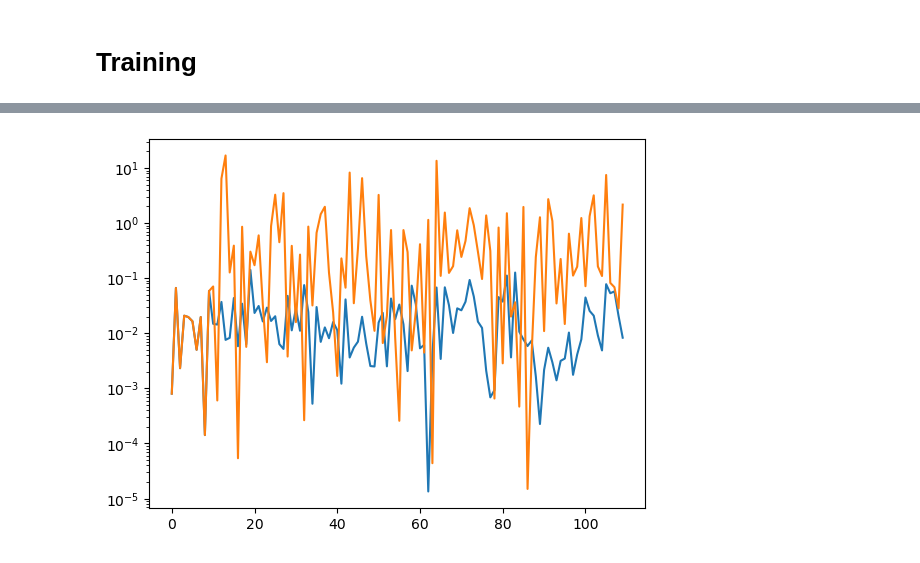
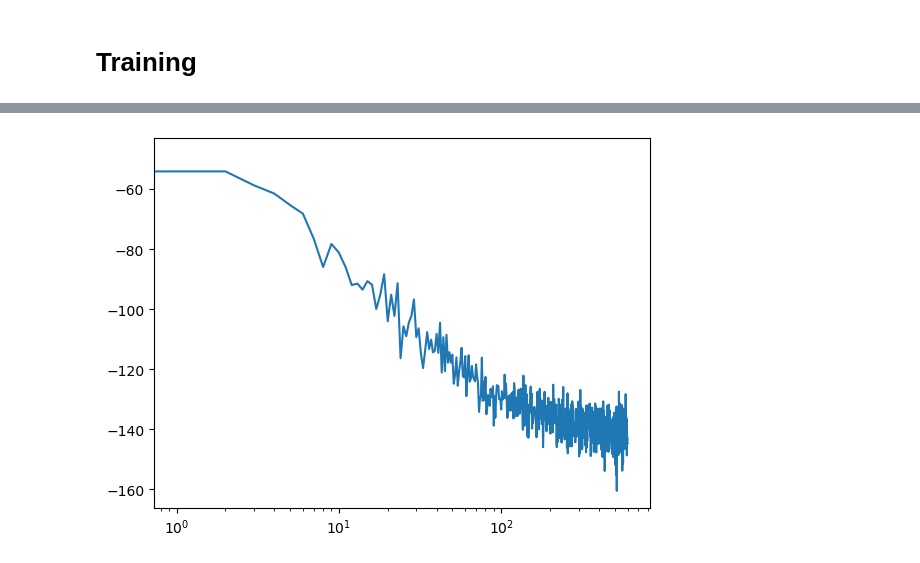
Before and after one commit to vicioms/quake_utils, a Jupyter notebook: test.ipynb, the cells around one changed output, grey strips where cells are left out. Saved outputs shown, nothing was run; the diff lists cells and outputs as text; code cells hidden in the pictures.

```diff
--- a/test.ipynb
+++ b/test.ipynb
@@ -35,8 +35,12 @@ class GRUPointProcess(nn.Module):
                 nn.Softplus()
             )
         else:
-            self.weibull_mod = nn.Sequential(
-                nn.Linear(hidden_dim, self.n_mixtures*2),
+            self.weibull_mod_b = nn.Sequential(
+                nn.Linear(hidden_dim, self.n_mixtures),
+                nn.Softplus()
+            )
+            self.weibull_mod_k = nn.Sequential(
+                nn.Linear(hidden_dim, self.n_mixtures),
                 nn.Softplus()
             )
             self.mixture_mod = nn.Sequential(
@@ -48,12 +52,16 @@ class GRUPointProcess(nn.Module):
         # shift forward along the time dimension and pad
         # so we can use it to model the inter times
         context = F.pad(rnn_output[:, :-1, :], (0,0, 1,0))
-        weibull_params = self.weibull_mod(context)
+
+
         if(self.n_mixtures == 1):
+            weibull_params = self.weibull_mod(context)
             distr = Weibull(weibull_params[..., 0], weibull_params[..., 1])
         else:
+            weibull_params_b = self.weibull_mod_b(context)
+            weibull_params_k = self.weibull_mod_k(context)
             pip_params = self.mixture_mod(context)
-            distr = WeibullMM(pip_params, weibull_params[..., :self.n_mixtures], weibull_params[..., self.n_mixtures:])
+            distr = WeibullMM(pip_params, weibull_params_b,weibull_params_k)
         return context, distr
 # %% [markdown]
 # Data
@@ -86,7 +94,7 @@ val_sequences = SeismicSequence.from_pandas_df(df[(df.time < start_date_test)*(d
 # %% [markdown]
 # Training
 # %%
-model = GRUPointProcess(2, 10, n_mixtures=1)
+model = GRUPointProcess(2, 10, n_mixtures=3)
 # %%
 optimizer = optim.AdamW(model.parameters(), lr=0.001)
 # %%
@@ -144,2 +156,9 @@ KeyboardInterrupt:
+# %%
+avg_lh = np.array([temp.mean() for temp in np.split(np.array(loss_hist), len(loss_hist)//period_resample)])
+# %%
+plt.plot(avg_lh)
+plt.xscale('log')
+# %% [output]
+[figure, added]
 # %%
 with torch.no_grad():
@@ -159,6 +184,0 @@ with torch.no_grad():
-# %%
-plt.plot(val_sequences.inter_times[:n_seeds+n_predictions])
-plt.plot(using_inter_times)
-plt.yscale('log')
-# %% [output]
-[figure, removed]
```
Also changed, not shown: parts of 3 cells of this notebook, 3 other files.
